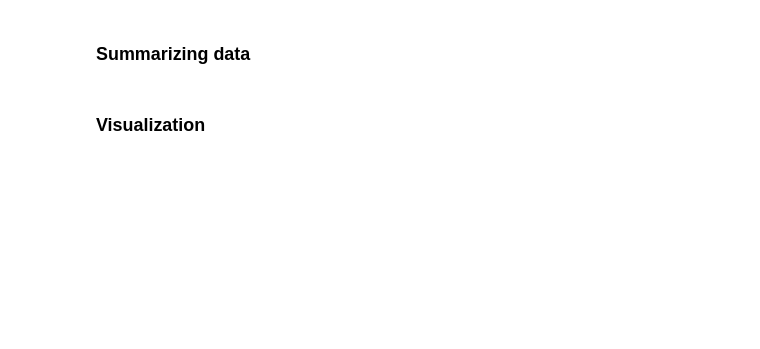
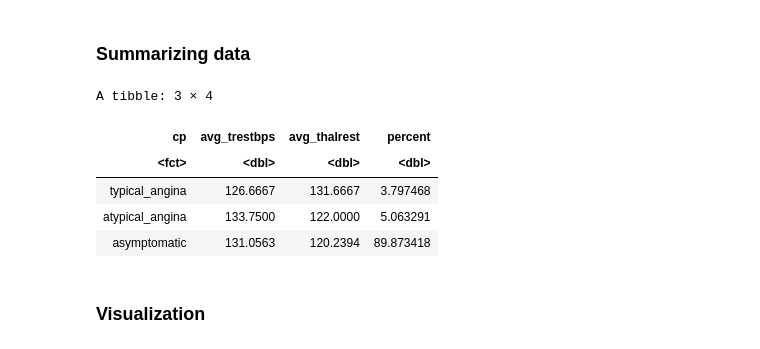
Before and after one commit to andreaschildh/project_proposal, a Jupyter notebook: heart_disease_gproject.ipynb, the cells around one changed output. Saved outputs shown, nothing was run; the diff lists cells and outputs as text; code cells hidden in the pictures; blank space fills up the shorter version.

```diff
--- a/heart_disease_gproject.ipynb
+++ b/heart_disease_gproject.ipynb
@@ -79,10 +71,24 @@ A tibble: 106 × 14
 # %%
 #splitting the data for later cross-validation
 heart_disease_split <- initial_split(heart_disease, prop = 0.75, strata = cp)
 heart_training <- training(heart_disease_split)
 heart_testing <- testing(heart_disease_split)
 
 #summarizing training data
+heart_disease_summary <- heart_training |>
+    filter(trestbps != "NA") |>
+    group_by(cp) |>
+    summarise(avg_trestbps = mean(trestbps),
+              avg_thalrest = mean(thalrest),
+              percent = 100 * n() / nrow(heart_disease_train))
+heart_disease_summary
+# %% [output]
+A tibble: 3 × 4
+| cp | avg_trestbps | avg_thalrest | percent |
+| <fct> | <dbl> | <dbl> | <dbl> |
+| typical_angina | 126.6667 | 131.6667 | 3.797468 |
+| atypical_angina | 133.7500 | 122.0000 | 5.063291 |
+| asymptomatic | 131.0563 | 120.2394 | 89.873418 |
 # %% [markdown]
 ### Visualization
 # %%
```
Also changed, not shown: parts of 4 cells of this notebook.
